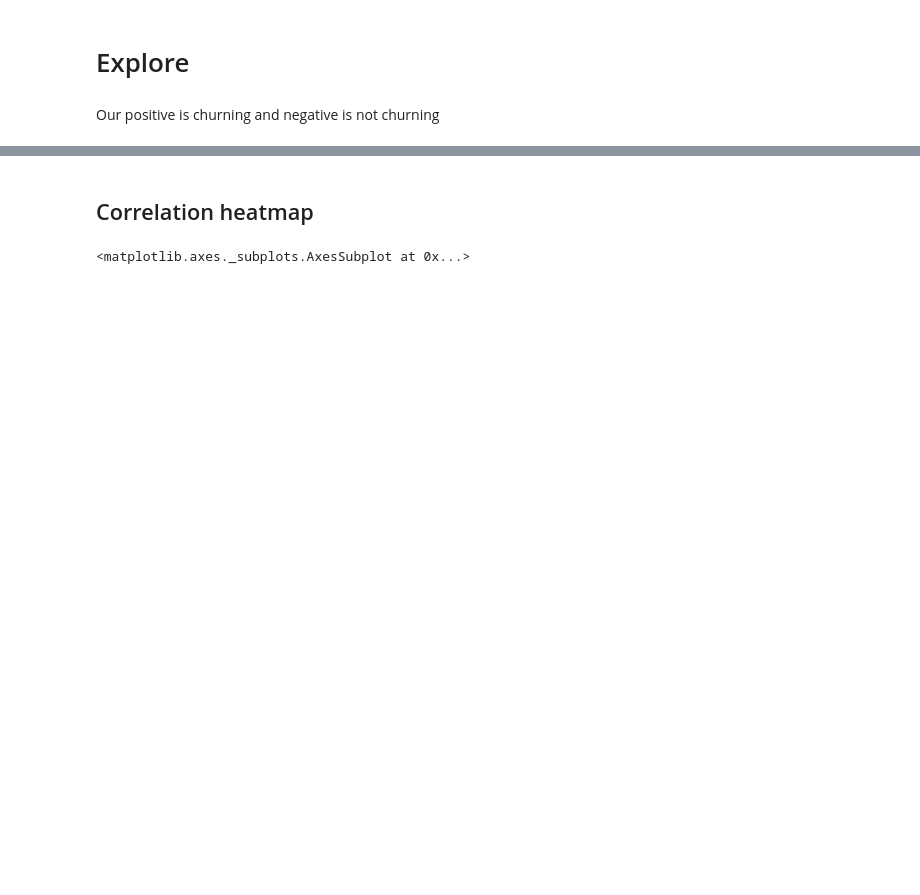
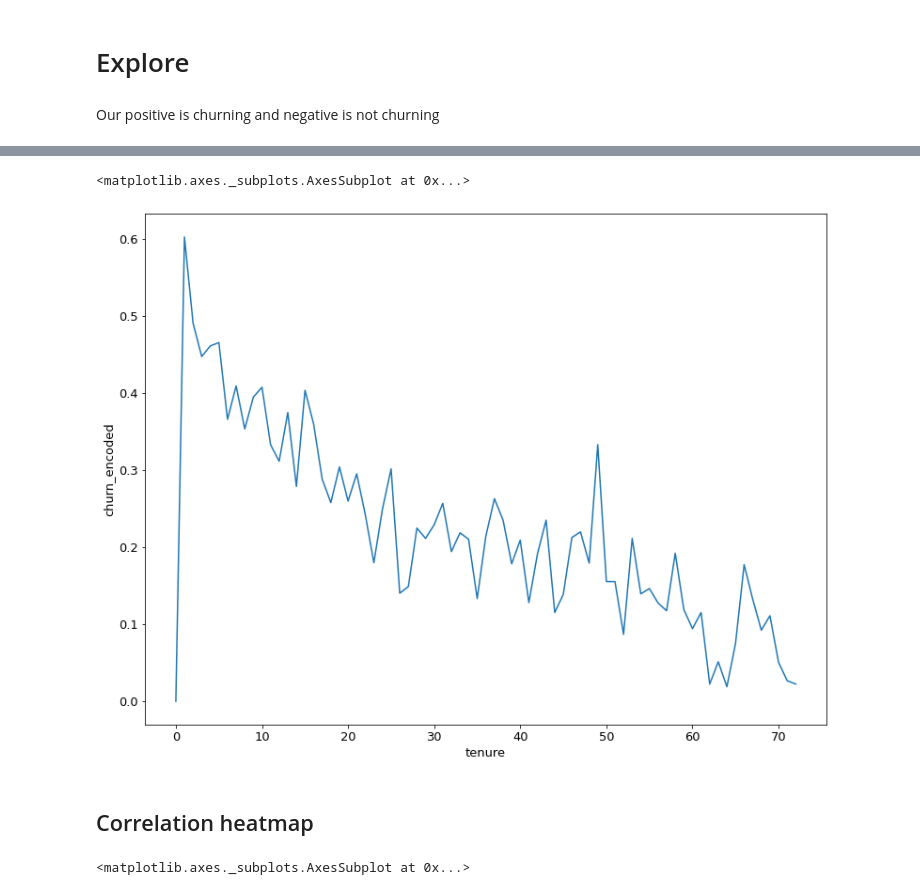
Before and after one commit to Churning-Up-the-Heat/classification-project, a Jupyter notebook: scratchpad_yk.ipynb, the cells around one changed output, grey strips where cells are left out. Saved outputs shown, nothing was run; the diff lists cells and outputs as text; code cells hidden in the pictures; blank space fills up the shorter version.

```diff
--- a/scratchpad_yk.ipynb
+++ b/scratchpad_yk.ipynb
@@ -181,0 +185,2 @@ Our positive is churning and negative is not churning
+# %%
+df_plot = train.groupby('tenure').churn_encoded.mean().reset_index()
@@ -182,3 +203,8 @@ Our positive is churning and negative is not churning
+# %%
+sns.lineplot(df_plot.tenure, df_plot.churn_encoded)
+# %% [output]
+<matplotlib.axes._subplots.AxesSubplot at 0x...>
+[figure, added]
 # %% [markdown]
 ## Correlation heatmap
 # %%
```
Also changed, not shown: parts of 33 cells of this notebook.
